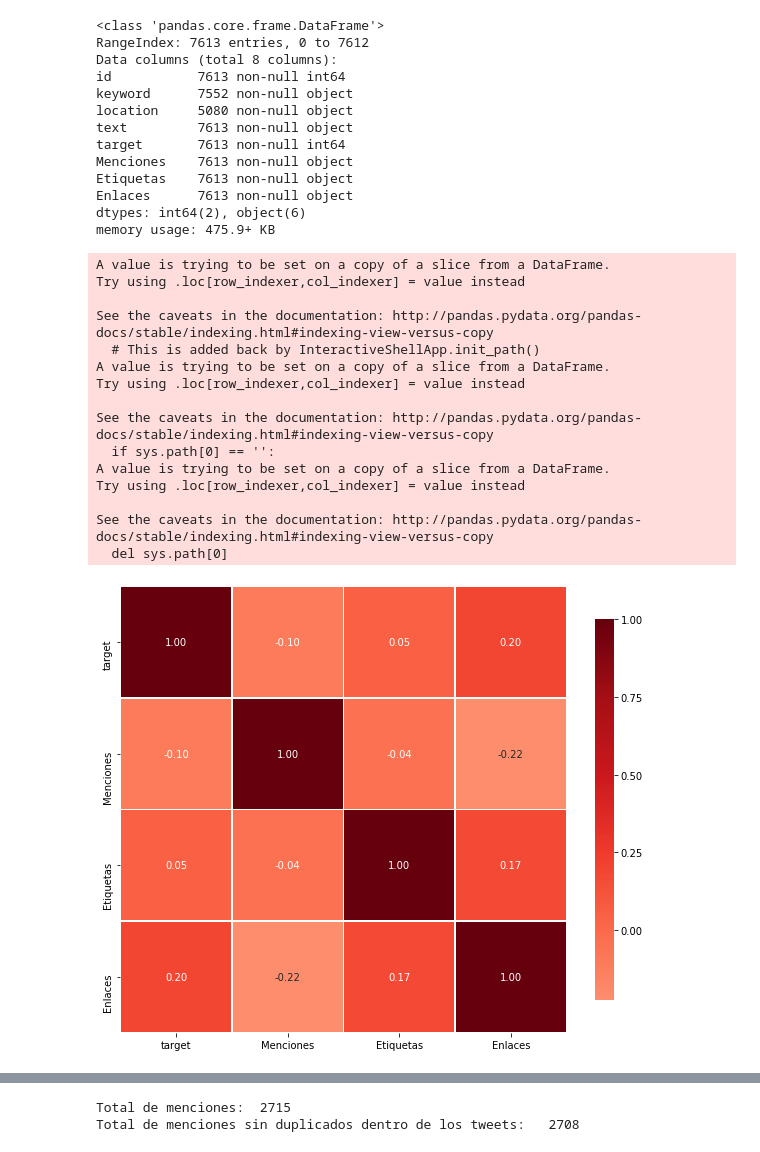
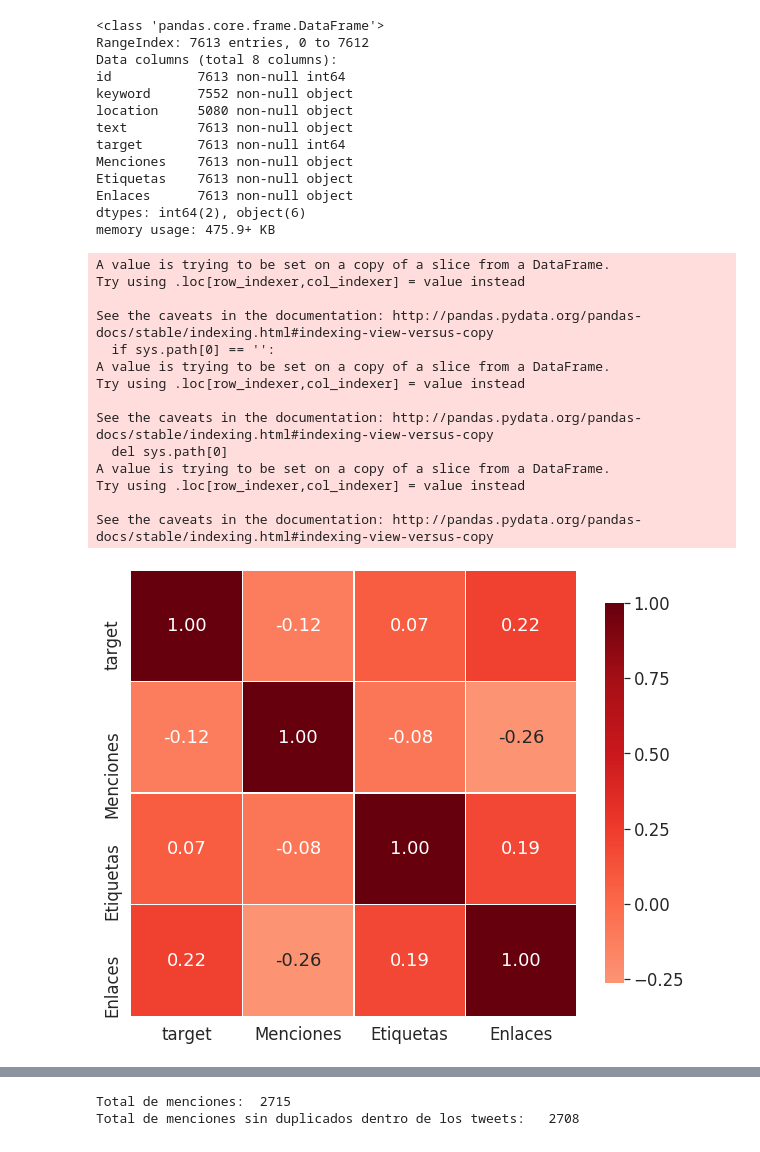
Before and after one commit to freedocx/CovidNPLDisaster, a Jupyter notebook: Javier/Analysis.ipynb, the cells around one changed output, grey strips where cells are left out. Saved outputs shown, nothing was run; the diff lists cells and outputs as text; code cells hidden in the pictures.

```diff
--- a/Javier/Analysis.ipynb
+++ b/Javier/Analysis.ipynb
@@ -109,37 +111,37 @@ Enlaces      7613 non-null object
 dtypes: int64(2), object(6)
 memory usage: 475.9+ KB
 # %%
-def correlation_heatmap(train):
-    correlations = train.corr()
+def correlation_heatmap(df):
+    normalized_df=(df-df.mean())/df.std()
+    correlations = normalized_df.corr(method='spearman')
 
     fig, ax = plt.subplots(figsize=(10,10))
     sns.heatmap(correlations, vmax=1.0, center=0, fmt='.2f',
                 square=True, linewidths=.5, annot=True,cmap="Reds", cbar_kws={"shrink": .70})
     plt.show();
 
 cantidades = train[["target","Menciones","Etiquetas","Enlaces"]]
 
 cantidades["Menciones"] = cantidades["Menciones"].apply(lambda x: len(x))
 cantidades["Etiquetas"] = cantidades["Etiquetas"].apply(lambda x: len(x))
 cantidades["Enlaces"] = cantidades["Enlaces"].apply(lambda x: len(x))
 correlation_heatmap(cantidades)
 # %% [output]
-A value is trying to be set on a copy of a slice from a DataFrame.
-Try using .loc[row_indexer,col_indexer] = value instead
-
-See the caveats in the documentation: http://pandas.pydata.org/pandas-docs/stable/indexing.html#indexing-view-versus-copy
-  # This is added back by InteractiveShellApp.init_path()
 A value is trying to be set on a copy of a slice from a DataFrame.
 Try using .loc[row_indexer,col_indexer] = value instead
 
 See the caveats in the documentation: http://pandas.pydata.org/pandas-docs/stable/indexing.html#indexing-view-versus-copy
   if sys.path[0] == '':
 A value is trying to be set on a copy of a slice from a DataFrame.
 Try using .loc[row_indexer,col_indexer] = value instead
 
 See the caveats in the documentation: http://pandas.pydata.org/pandas-docs/stable/indexing.html#indexing-view-versus-copy
   del sys.path[0]
+A value is trying to be set on a copy of a slice from a DataFrame.
+Try using .loc[row_indexer,col_indexer] = value instead
+
+See the caveats in the documentation: http://pandas.pydata.org/pandas-docs/stable/indexing.html#indexing-view-versus-copy
-[figure, old version]
+[figure, new version]
 # %%
 def correlation_heatmap(train):
     correlations = train.corr()
```
Also changed, not shown: parts of 17 cells of this notebook.
